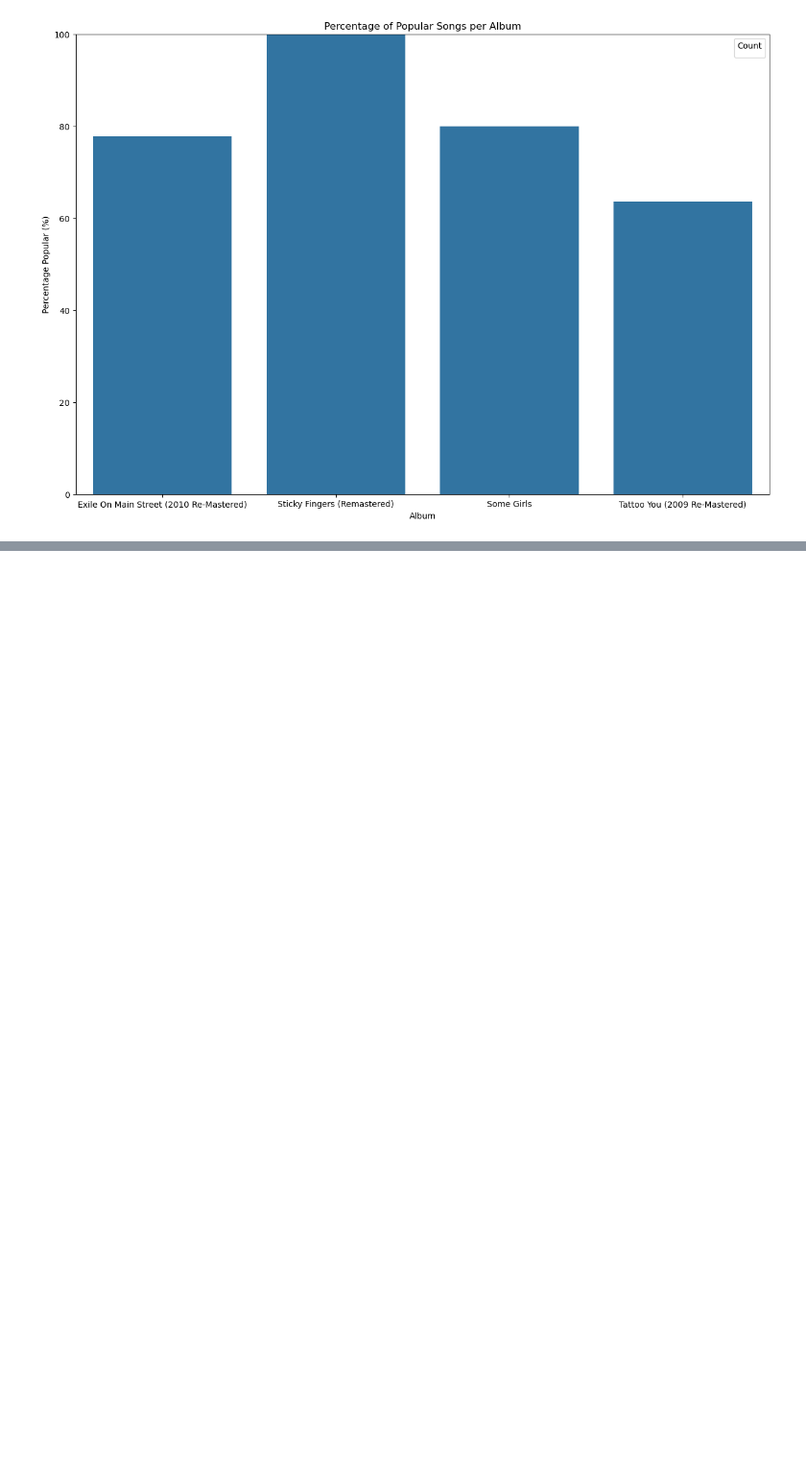
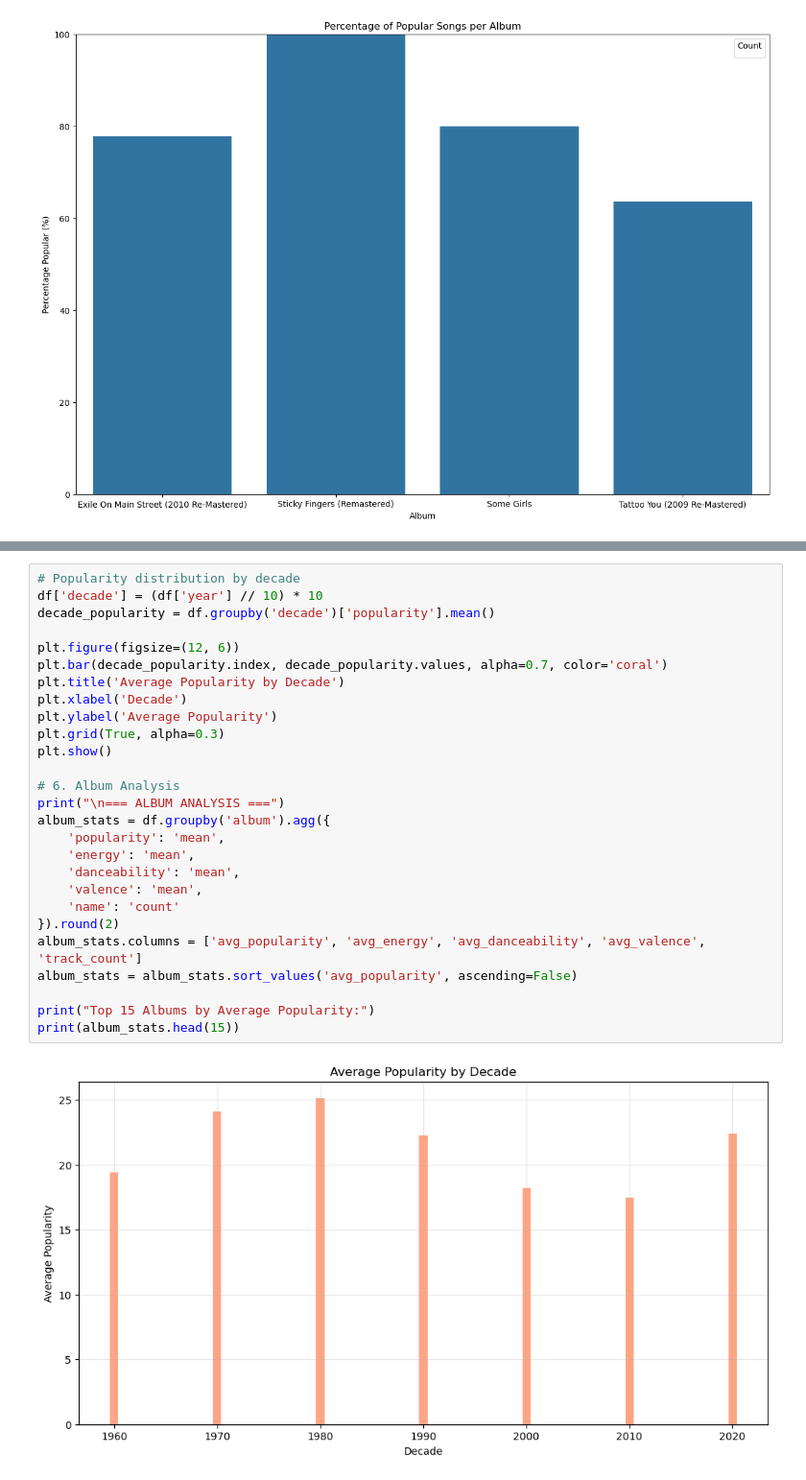
Before and after one commit to ankurgoyal9/aiml, a Jupyter notebook: 02 Machine Learning/Project/Cohort of Songs/Cohort of Songs.ipynb, the cells around one changed output, grey strips where cells are left out. Shown at 96% size. Cells and saved outputs as stored; diff of their text form; blank space fills up the shorter version.

```diff
--- a/02 Machine Learning/Project/Cohort of Songs/Cohort of Songs.ipynb
+++ b/02 Machine Learning/Project/Cohort of Songs/Cohort of Songs.ipynb
@@ -106,0 +263,29 @@ plt.show()
+# %%
+# Popularity distribution by decade
+df['decade'] = (df['year'] // 10) * 10
+decade_popularity = df.groupby('decade')['popularity'].mean()
+
+plt.figure(figsize=(12, 6))
+plt.bar(decade_popularity.index, decade_popularity.values, alpha=0.7, color='coral')
+plt.title('Average Popularity by Decade')
+plt.xlabel('Decade')
+plt.ylabel('Average Popularity')
+plt.grid(True, alpha=0.3)
+plt.show()
+
+# 6. Album Analysis
+print("\n=== ALBUM ANALYSIS ===")
+album_stats = df.groupby('album').agg({
+    'popularity': 'mean',
+    'energy': 'mean',
+    'danceability': 'mean',
+    'valence': 'mean',
+    'name': 'count'
+}).round(2)
+album_stats.columns = ['avg_popularity', 'avg_energy', 'avg_danceability', 'avg_valence', 'track_count']
+album_stats = album_stats.sort_values('avg_popularity', ascending=False)
+
+print("Top 15 Albums by Average Popularity:")
+print(album_stats.head(15))
+# %% [output]
+[figure, added]
```
Also changed, not shown: parts of 17 cells of this notebook, 5 other files.
